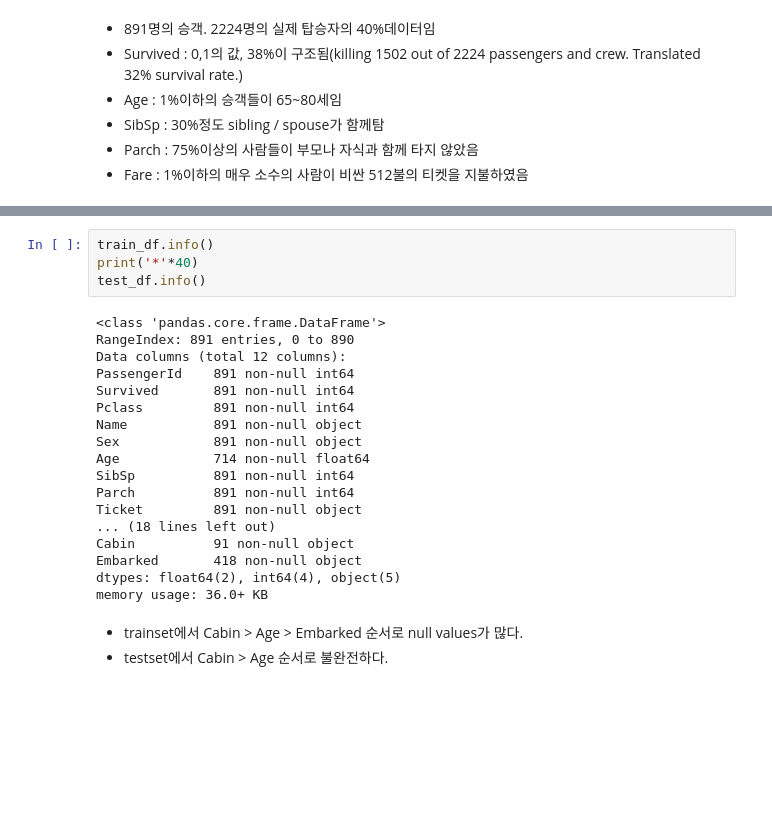
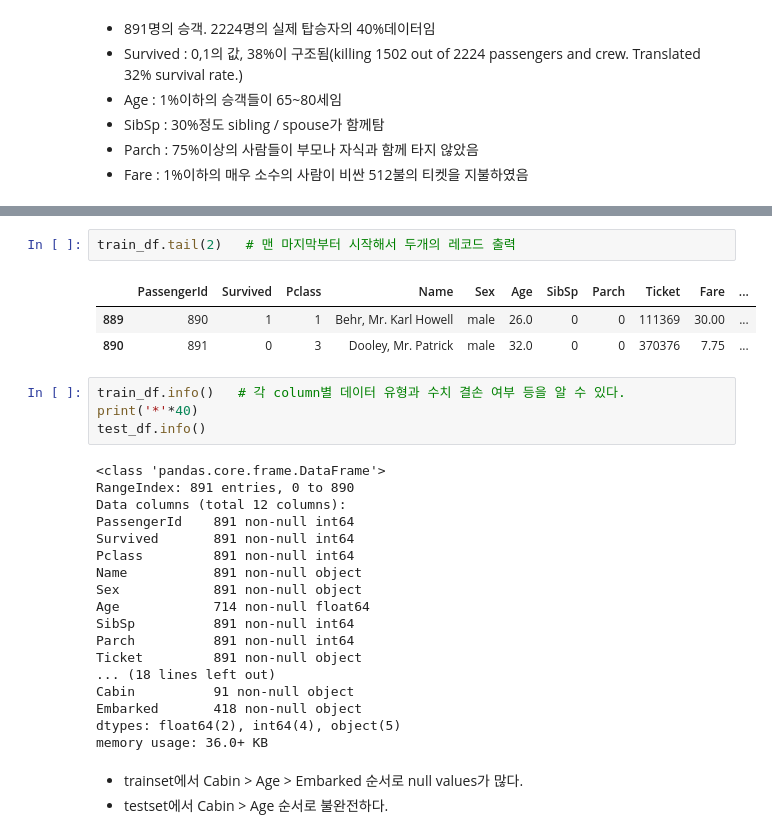
Before and after one commit to jhkim06/TFS, a Jupyter notebook: DataAnalysis/Tutorial_Libs/Visualization.ipynb, the cells around one changed output, grey strips where cells are left out. Saved outputs shown, nothing was run; the diff lists cells and outputs as text; blank space fills up the shorter version.

```diff
--- a/DataAnalysis/Tutorial_Libs/Visualization.ipynb
+++ b/DataAnalysis/Tutorial_Libs/Visualization.ipynb
@@ -136,8 +142,14 @@ original_tr
 | 888 | 889 | 0 | 3 | Johnston, Miss. Catherine Helen "... | female | NaN | 1 | 2 | W./C. 6607 | 23.45 | ... |
 | 889 | 890 | 1 | 1 | Behr, Mr. Karl Howell | male | 26.0 | 0 | 0 | 111369 | 30.00 | ... |
 | 890 | 891 | 0 | 3 | Dooley, Mr. Patrick | male | 32.0 | 0 | 0 | 370376 | 7.75 | ... |
+# %%
+train_df.tail(2)   # 맨 마지막부터 시작해서 두개의 레코드 출력
+# %% [output]
+|  | PassengerId | Survived | Pclass | Name | Sex | Age | SibSp | Parch | Ticket | Fare | ... |
+| 889 | 890 | 1 | 1 | Behr, Mr. Karl Howell | male | 26.0 | 0 | 0 | 111369 | 30.00 | ... |
+| 890 | 891 | 0 | 3 | Dooley, Mr. Patrick | male | 32.0 | 0 | 0 | 370376 | 7.75 | ... |
 # %%
-train_df.info()
+train_df.info()   # 각 column별 데이터 유형과 수치 결손 여부 등을 알 수 있다.
 print('*'*40)
 test_df.info()
 # %% [output]
```
Also changed, not shown: parts of 5 cells of this notebook.
